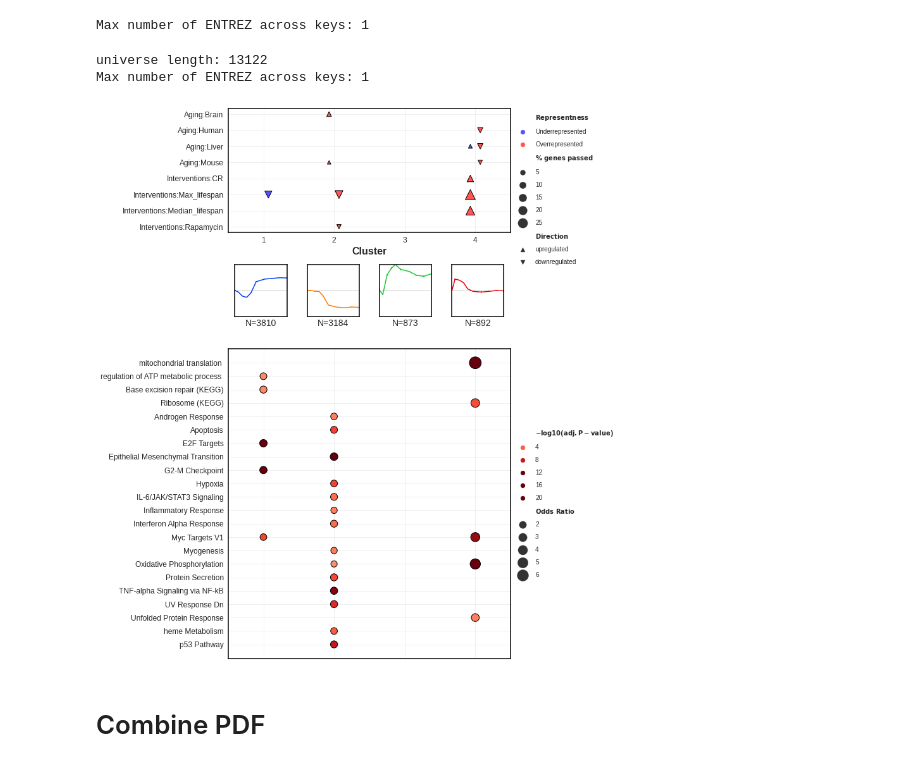
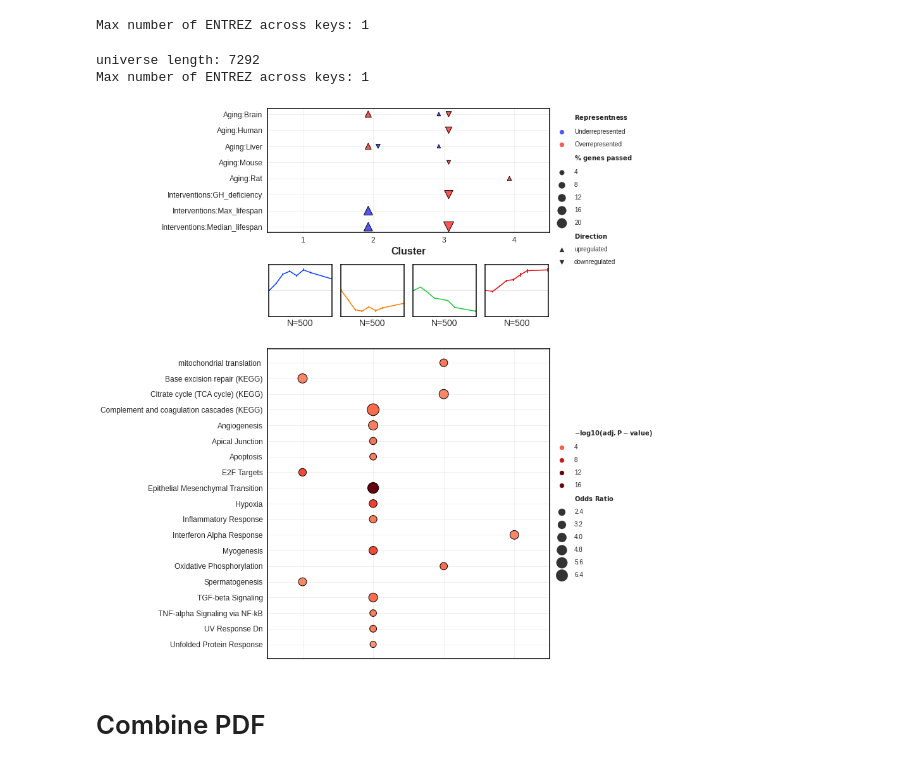
Before and after one commit to shappiron/Reprogramming_meta, a Jupyter notebook: clustering.ipynb, the cells around one changed output. Cells and saved outputs as stored; diff of their text form; code cells hidden in the pictures.

Commit message:
clustering upd

```diff
--- a/clustering.ipynb
+++ b/clustering.ipynb
@@ -59,7 +68,7 @@ if species == 'human':
 # %%
 #combine columns with common time points
 #df = df.T.groupby(time).mean().T
-M = 1 - np.corrcoef(df)
+M = np.sqrt(1 - np.corrcoef(df))
 time = list(map(float, df.columns.tolist()))
 df.columns = time
 
@@ -189,0 +126,29 @@ plt.savefig('figs/panel4/%s_cluster_dynamics.pdf' % name, format='pdf', dpi=300,
+# %%
+plt.figure(figsize=(6,5))
+plt.rcParams["axes.edgecolor"] = "0."
+plt.rcParams["axes.linewidth"]  = 1.5
+
+SELECTED_GENES = []
+for i, color in COLOR_DICT.items():
+    representers = df[y_pred==i]
+    t = representers.columns
+    m = representers.mean(0)
+    top_rep_ind = representers.apply(lambda x: np.corrcoef(x, m)[0,1], 1).\
+                    sort_values(ascending=False)[:TOP_GENES_IN_CLUSTER]
+    print("Cluster %d correlation range" % i, top_rep_ind.max(), top_rep_ind.min())
+    SELECTED_GENES = SELECTED_GENES + top_rep_ind.index.tolist()
+    top_rep = representers.loc[top_rep_ind.index]
+    se = top_rep.sem(0)
+    topm = top_rep.mean(0)
+    topm = topm - topm.iloc[0]
+    plt.errorbar(t, topm, 1.96*se, label="Cluster %d: %d genes" % (i, len(top_rep)), lw=1.5, color=color)
+
+plt.xticks(t, fontsize=14)
+plt.yticks(fontsize=14)
+plt.xlabel('Time, days', fontsize=14, fontweight='bold')
+plt.ylabel('Mean Z-score of expression', fontsize=14, fontweight='bold')
+plt.legend(fontsize=12, bbox_to_anchor=(0.49, 0.54))
+plt.grid(alpha=0.)
+plt.axhline(0., alpha=0.5, ls='--', color='grey')
+
+plt.savefig('figs/panel4/%s_cluster_dynamics.pdf' % name, format='pdf', dpi=300, bbox_inches='tight')
@@ -190 +161,5 @@ plt.savefig('figs/panel4/%s_cluster_dynamics.pdf' % name, format='pdf', dpi=300,
+# %%
+#reassign X,y
+y_pred = y_pred[df.index.isin(SELECTED_GENES)]
+df = df[df.index.isin(SELECTED_GENES)]
 # %%
@@ -477,8 +373,10 @@ except:
 # udf = load_structure('data/ultradf_v4.json')
 
 # #get gene universe
-#fdf = pd.read_csv('dynamics_components/mouse_universe.csv', index_col=0)
-fdf = pd.read_csv('dynamics_components/human_universe_mouseEtz.csv', index_col=0)
+if species == 'human':
+    fdf = pd.read_csv('dynamics_components/human_universe_mouseEtz.csv', index_col=0)
+else:
+    fdf = pd.read_csv('dynamics_components/mouse_universe.csv', index_col=0)
 
 print("universe length:", len(fdf))
 
@@ -486,7 +384,7 @@ fdf_sym, dictionary = key2key(fdf, key='entrezgene', target='symbol')
 universe = fdf_sym.index.unique().tolist()
 universe = list(map(str.upper, universe))
 # %% [output]
-universe length: 13122
+universe length: 7292
 Max number of ENTREZ across keys: 1
 # %%
 terms_list =  [ 'MSigDB_Hallmark_2020:::Androgen Response',
@@ -642,12 +540,13 @@ for (cl, color), ax in zip(COLOR_DICT.items(), low_axes):
         se = representers.sem(0)
         m = representers.mean(0)
         m = m - m.iloc[0]
+        m = m / np.abs(m).max()
         t = representers.columns
         #ax.errorbar(t, m/sd, 1.96*se/sd, lw=1.5, color=color)
         ax.errorbar(t, m, 1.96*se, lw=1.5, color=color)
         ax.axhline(0, color='grey', lw=0.5)
         ax.set_xlim([t.min()-0.2, t.max()+0.2])
-        ax.set_ylim([-1.5, 1.5])
+        ax.set_ylim([-1.25, 1.25])
         ax.set_aspect((t.max() - t.min()) / (1.5 * 2))
         ax.set_xlabel('N=%d' % len(representers), fontsize=14)
         ax.set_xticks([])
@@ -660,34 +559,34 @@ g = sns.scatterplot(data=enrich, x='Cluster', y='Term',
         hue='-log10(adj.P-value)', size='Odds Ratio',
         #style='Direction', markers=["^", "v"],
         palette="Reds",
         linewidth=1.0, edgecolor='black',
         legend=True, sizes=(100, 350), ax=ax2,
         hue_norm =(-5,12),
         style_order=['upregulated', 'downregulated'])
 legend = g.legend(loc=6, bbox_to_anchor=(1, 0.5), ncol=1,  title_fontsize='x-large',
                 columnspacing=4, handletextpad=1, labelspacing=1, fancybox=True)
 
 for leg_block in legend.get_texts():
         leg_title = leg_block.get_text()
         if leg_title in ['-log10(adj.P-value)', 'Odds Ratio']:
                 leg_title = leg_title.replace(' ', '\ ')
                 leg_title = leg_title.replace('Percent', '\%')
                 leg_block.set_text(r'$\bf{%s}$' % leg_title)
                 #leg_block.set_x(-10.)
 
 #g.set_title('Dataset ' + name + ' clusters vs MSigDB terms', fontsize=14)
 g.set_xticks(range(1,5))
 g.set_xticklabels([], fontsize=14)
 g.set_xlim([enrich.Cluster.min() - 0.5, enrich.Cluster.max() + 0.5])
 g.set_xlabel('', fontsize=16)
 g.set_ylabel('', fontsize=14)
 g.tick_params(axis='both', which='major', labelsize=12)
 g.grid(alpha=0.3)
 
 plt.subplots_adjust(hspace=0.1)
 plt.savefig('figs/panel4/%s_cluster_full enrichment.pdf' % name, format='pdf', dpi=300, bbox_inches='tight')
 # %% [output]
-[figure, old version]
+[figure, new version]
 # %% [markdown]
 # Combine PDF
 # %%
```
Also changed, not shown: parts of 33 cells of this notebook, 3 other files.
